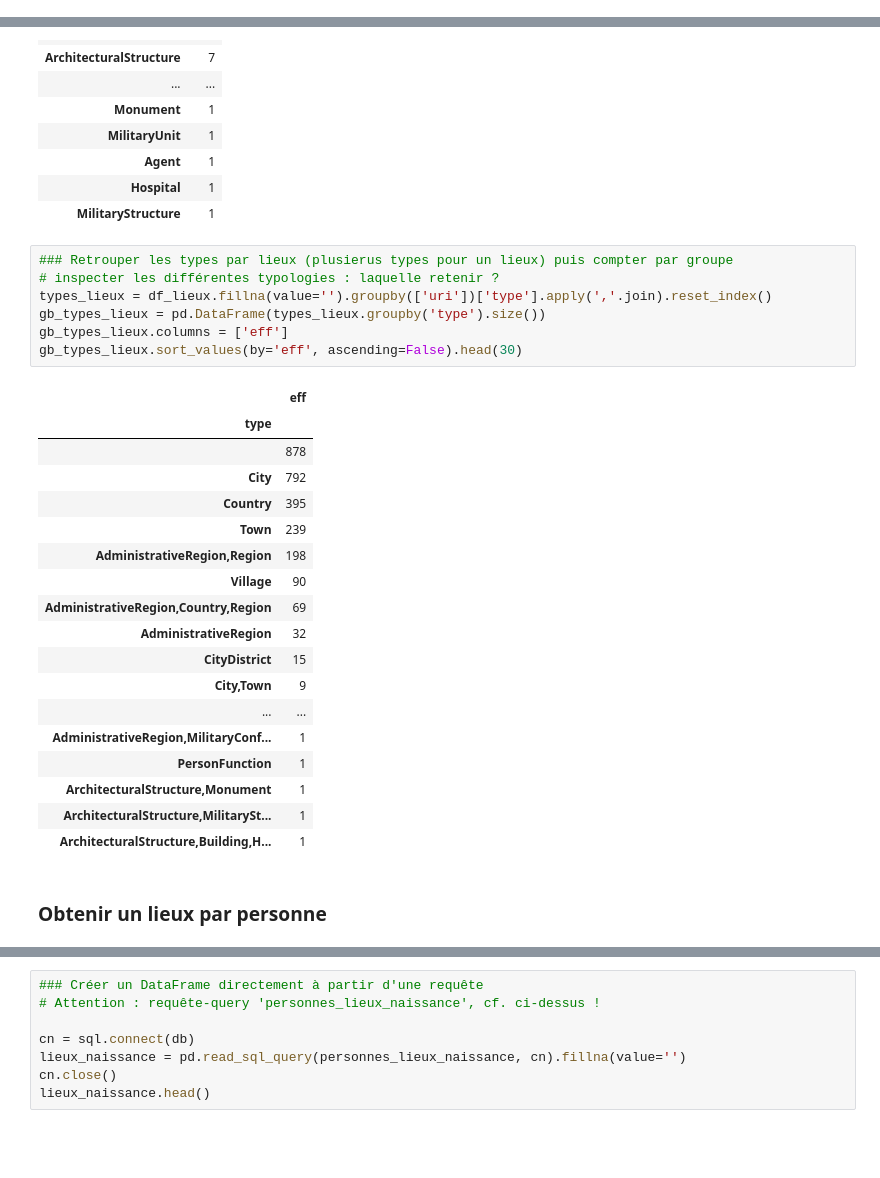
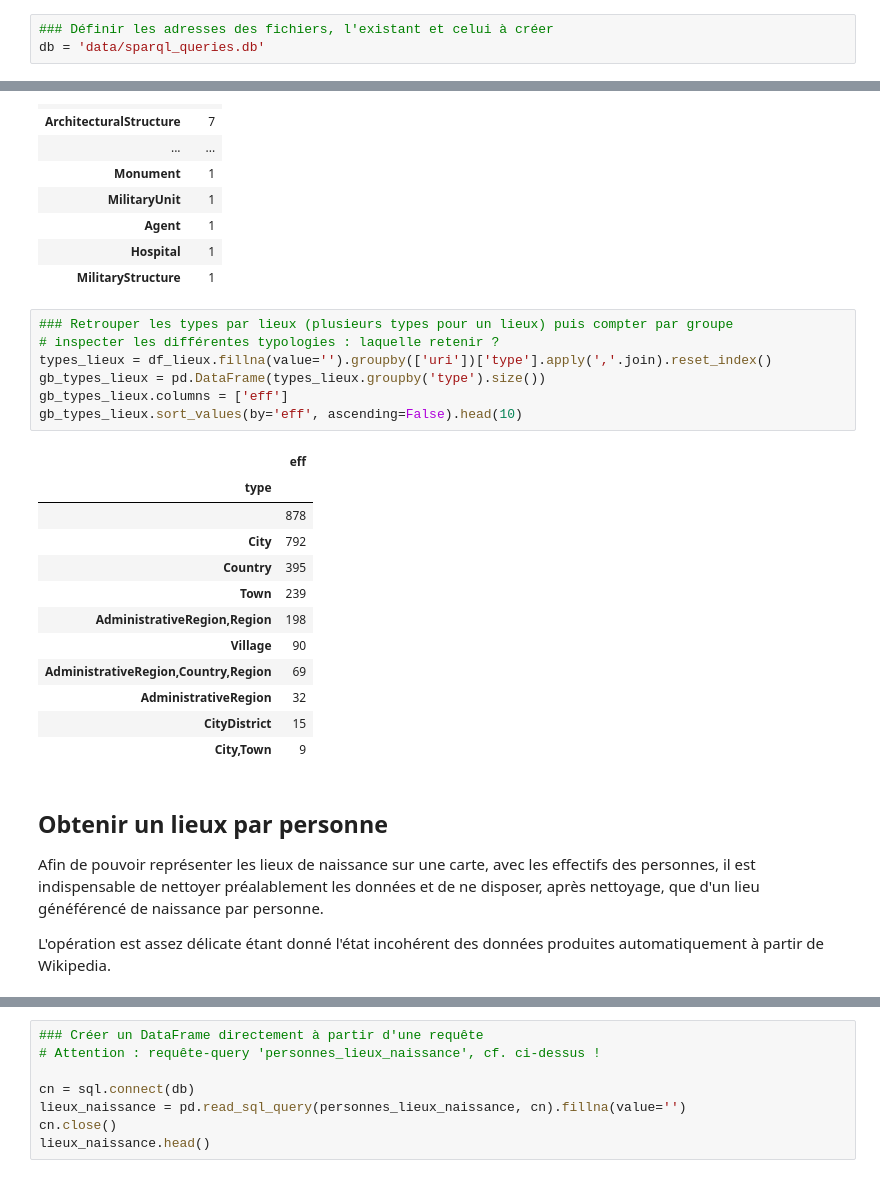
Before and after one commit to Sciences-historiques-numeriques/histoire_numerique, a Jupyter notebook: sparql/dbpedia_analyse_lieux.ipynb, the cells around one changed output, grey strips where cells are left out. Cells and saved outputs as stored; diff of their text form; blank space fills up the shorter version.

Commit message:
Nettoyages et corrections

```diff
--- a/sparql/dbpedia_analyse_lieux.ipynb
+++ b/sparql/dbpedia_analyse_lieux.ipynb
@@ -144,3 +148,6 @@ FROM tw1;
+# %%
+### Définir les adresses des fichiers, l'existant et celui à créer
+db = 'data/sparql_queries.db'
 # %%
 ### Liste des lieux avec types et coordonnées géographiques
 lieux = """SELECT e.uri_entity,
@@ -250,30 +244,29 @@ gb_lieux.sort_values(by='eff', ascending=False)
 | Hospital | 1 |
 | MilitaryStructure | 1 |
 # %%
-### Retrouper les types par lieux (plusierus types pour un lieux) puis compter par groupe
+### Retrouper les types par lieux (plusieurs types pour un lieux) puis compter par groupe
 # inspecter les différentes typologies : laquelle retenir ?
 types_lieux = df_lieux.fillna(value='').groupby(['uri'])['type'].apply(','.join).reset_index()
 gb_types_lieux = pd.DataFrame(types_lieux.groupby('type').size())
 gb_types_lieux.columns = ['eff']
-gb_types_lieux.sort_values(by='eff', ascending=False).head(30)
+gb_types_lieux.sort_values(by='eff', ascending=False).head(10)
 # %% [output]
 |  | eff |
 | type |  |
 |  | 878 |
 | City | 792 |
 | Country | 395 |
 | Town | 239 |
 | AdministrativeRegion,Region | 198 |
 | Village | 90 |
 | AdministrativeRegion,Country,Region | 69 |
 | AdministrativeRegion | 32 |
 | CityDistrict | 15 |
 | City,Town | 9 |
-| ... | ... |
-| AdministrativeRegion,MilitaryConf... | 1 |
-| PersonFunction | 1 |
-| ArchitecturalStructure,Monument | 1 |
-| ArchitecturalStructure,MilitarySt... | 1 |
-| ArchitecturalStructure,Building,H... | 1 |
-# %% [markdown]
-### Obtenir un lieux par personne
+# %% [markdown]
+## Obtenir un lieux par personne
+
+
+Afin de pouvoir représenter les lieux de naissance sur une carte, avec les effectifs des personnes, il est indispensable de nettoyer préalablement les données et de ne disposer, après nettoyage, que d'un lieu généférencé de naissance par personne.
+
+L'opération est assez délicate étant donné l'état incohérent des données produites automatiquement à partir de Wikipedia.
```
Also changed, not shown: parts of 69 cells of this notebook, 12 other files.
